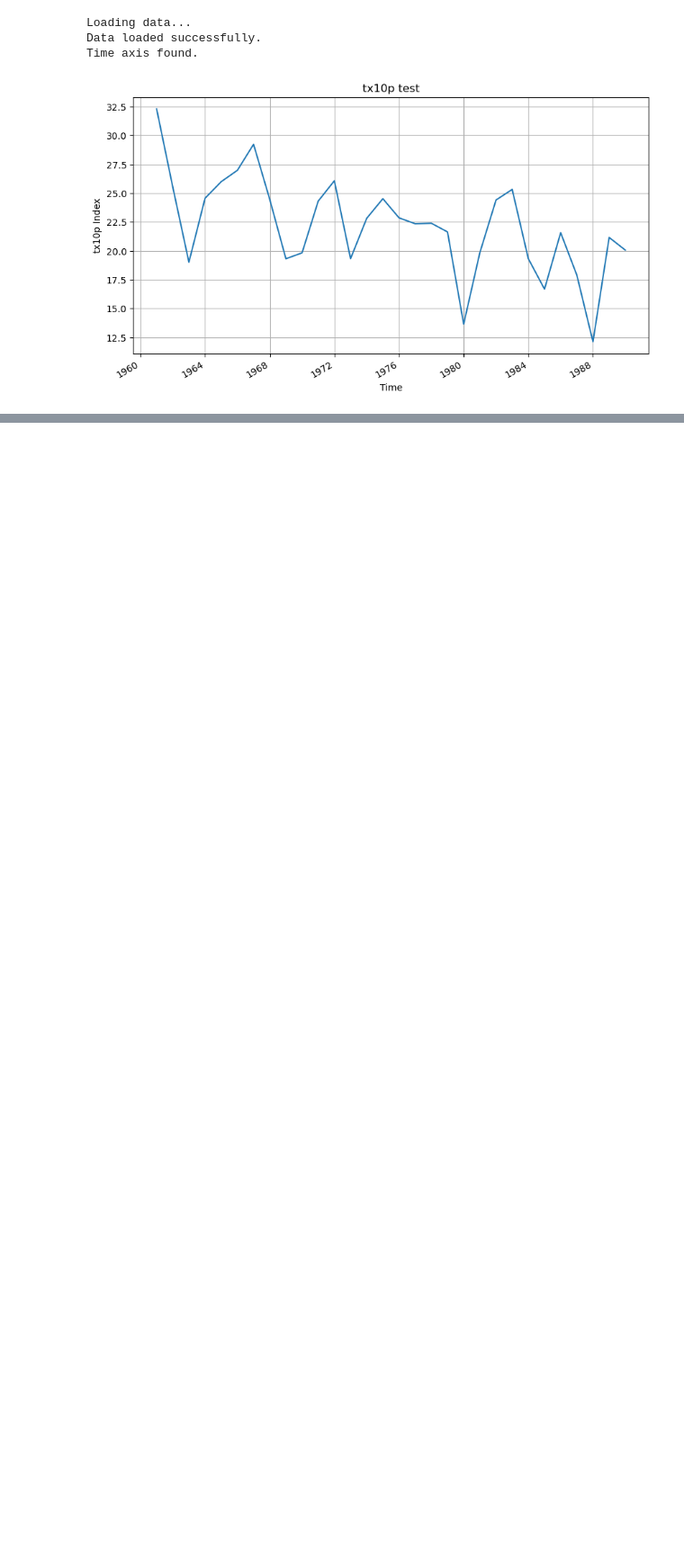
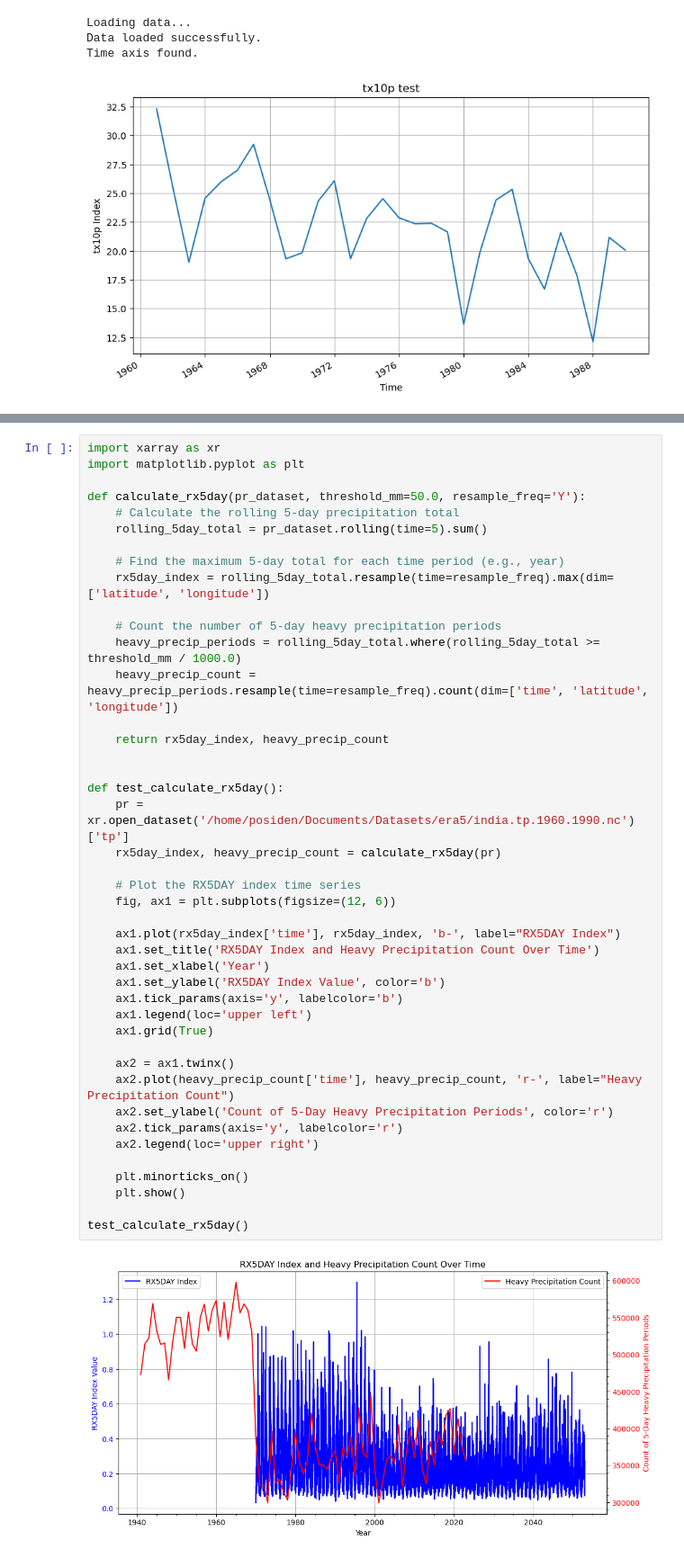
Before and after one commit to shiv3679/climate-indices, a Jupyter notebook: xclim/pre_data.ipynb, the cells around one changed output, grey strips where cells are left out. Shown at 90% size. Cells and saved outputs as stored; diff of their text form; blank space fills up the shorter version.

```diff
--- a/xclim/pre_data.ipynb
+++ b/xclim/pre_data.ipynb
@@ -474,0 +651,45 @@ Time axis found.
+# %%
+import xarray as xr
+import matplotlib.pyplot as plt
+
+def calculate_rx5day(pr_dataset, threshold_mm=50.0, resample_freq='Y'):
+    # Calculate the rolling 5-day precipitation total
+    rolling_5day_total = pr_dataset.rolling(time=5).sum()
+
+    # Find the maximum 5-day total for each time period (e.g., year)
+    rx5day_index = rolling_5day_total.resample(time=resample_freq).max(dim=['latitude', 'longitude'])
+
+    # Count the number of 5-day heavy precipitation periods
+    heavy_precip_periods = rolling_5day_total.where(rolling_5day_total >= threshold_mm / 1000.0)
+    heavy_precip_count = heavy_precip_periods.resample(time=resample_freq).count(dim=['time', 'latitude', 'longitude'])
+
+    return rx5day_index, heavy_precip_count
+
+
+def test_calculate_rx5day():
+    pr = xr.open_dataset('/home/posiden/Documents/Datasets/era5/india.tp.1960.1990.nc')['tp']
+    rx5day_index, heavy_precip_count = calculate_rx5day(pr)
+
+    # Plot the RX5DAY index time series
+    fig, ax1 = plt.subplots(figsize=(12, 6))
+
+    ax1.plot(rx5day_index['time'], rx5day_index, 'b-', label="RX5DAY Index")
+    ax1.set_title('RX5DAY Index and Heavy Precipitation Count Over Time')
+    ax1.set_xlabel('Year')
+    ax1.set_ylabel('RX5DAY Index Value', color='b')
+    ax1.tick_params(axis='y', labelcolor='b')
+    ax1.legend(loc='upper left')
+    ax1.grid(True)
+
+    ax2 = ax1.twinx()
+    ax2.plot(heavy_precip_count['time'], heavy_precip_count, 'r-', label="Heavy Precipitation Count")
+    ax2.set_ylabel('Count of 5-Day Heavy Precipitation Periods', color='r')
+    ax2.tick_params(axis='y', labelcolor='r')
+    ax2.legend(loc='upper right')
+
+    plt.minorticks_on()
+    plt.show()
+
+test_calculate_rx5day()
+# %% [output]
+[figure, added]
```
Also changed, not shown: parts of 12 cells of this notebook, 1 other file.
